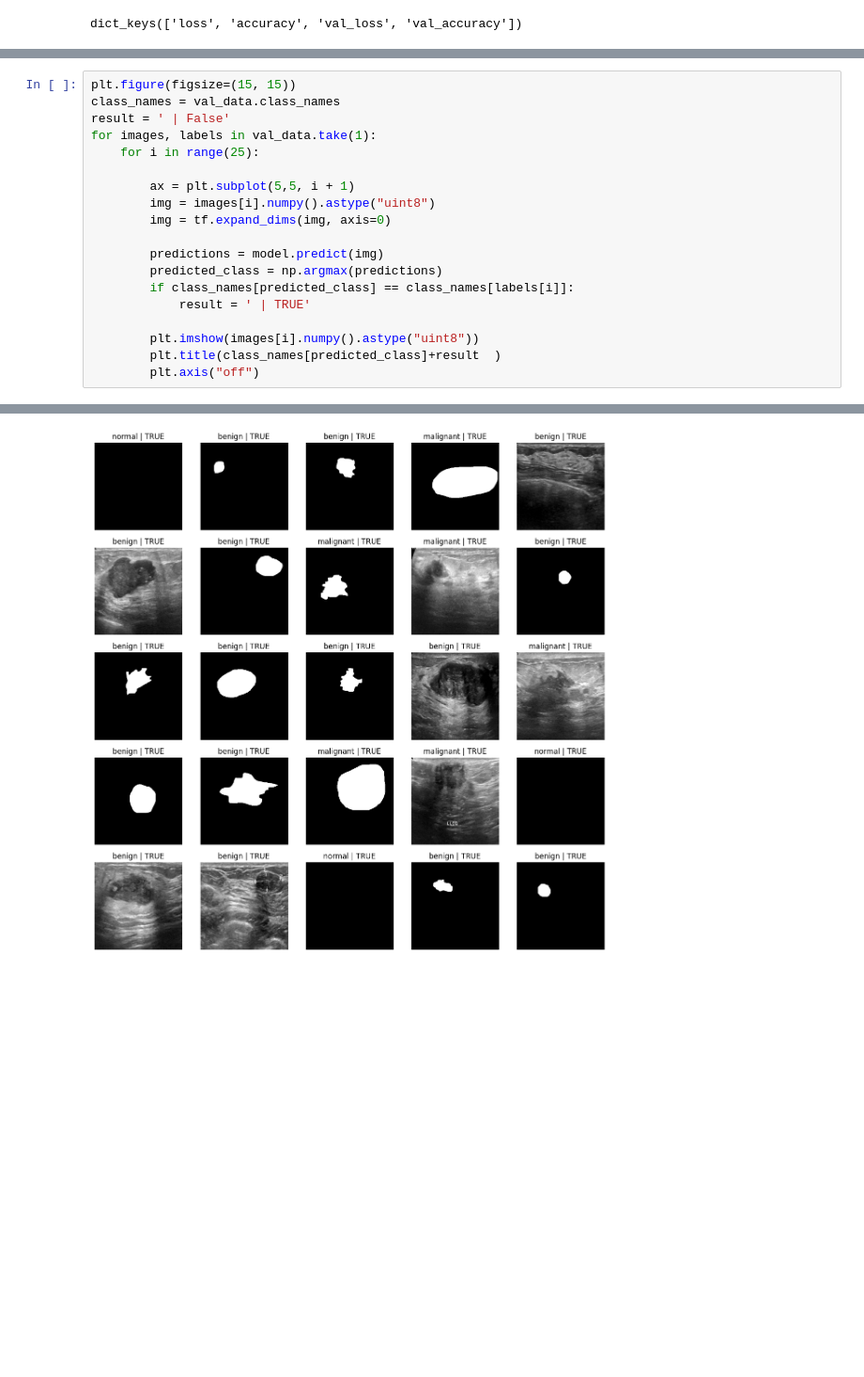
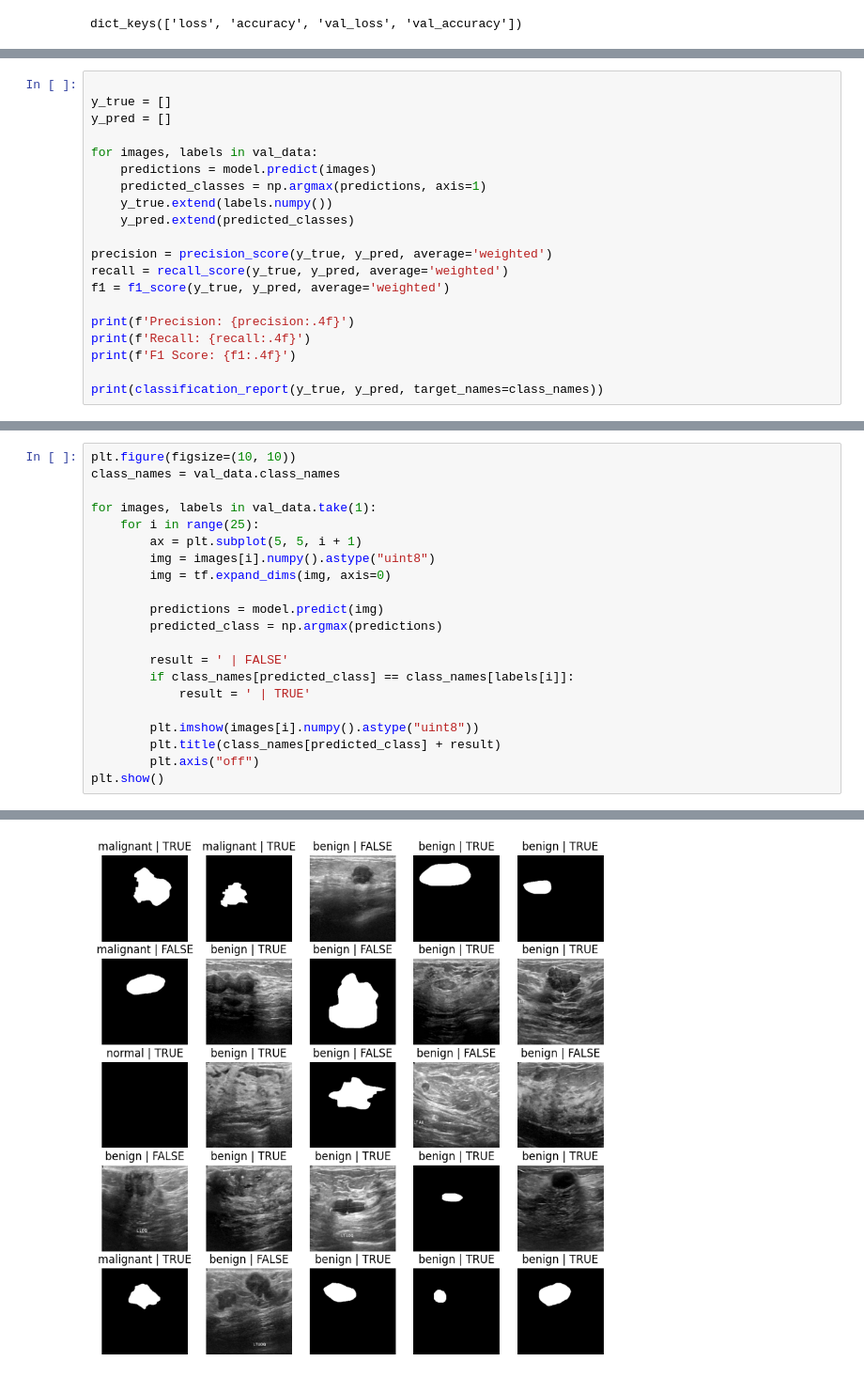
Before and after one commit to Yashmaini30/Breast-Cancer-Detection, a Jupyter notebook: Breast_Cancer_Detection.ipynb, the cells around one changed output, grey strips where cells are left out. Shown at 94% size. Drawn from its saved outputs; the diff is of its cells as text; blank space fills up the shorter version.

```diff
--- a/Breast_Cancer_Detection.ipynb
+++ b/Breast_Cancer_Detection.ipynb
@@ -174,0 +177,20 @@ model.evaluate(val_data)
+# %%
+
+y_true = []
+y_pred = []
+
+for images, labels in val_data:
+    predictions = model.predict(images)
+    predicted_classes = np.argmax(predictions, axis=1)
+    y_true.extend(labels.numpy())
+    y_pred.extend(predicted_classes)
+
+precision = precision_score(y_true, y_pred, average='weighted')
+recall = recall_score(y_true, y_pred, average='weighted')
+f1 = f1_score(y_true, y_pred, average='weighted')
+
+print(f'Precision: {precision:.4f}')
+print(f'Recall: {recall:.4f}')
+print(f'F1 Score: {f1:.4f}')
+
+print(classification_report(y_true, y_pred, target_names=class_names))
@@ -193,22 +233,24 @@ Trainable params: 6446627 (24.59 MB)
 Non-trainable params: 0 (0.00 Byte)
 _________________________________________________________________
 # %%
-plt.figure(figsize=(15, 15))
+plt.figure(figsize=(10, 10))
 class_names = val_data.class_names
-result = ' | False'
+
 for images, labels in val_data.take(1):
     for i in range(25):
-
-        ax = plt.subplot(5,5, i + 1)
+        ax = plt.subplot(5, 5, i + 1)
         img = images[i].numpy().astype("uint8")
         img = tf.expand_dims(img, axis=0)
 
         predictions = model.predict(img)
         predicted_class = np.argmax(predictions)
+
+        result = ' | FALSE'
         if class_names[predicted_class] == class_names[labels[i]]:
             result = ' | TRUE'
 
         plt.imshow(images[i].numpy().astype("uint8"))
-        plt.title(class_names[predicted_class]+result  )
+        plt.title(class_names[predicted_class] + result)
         plt.axis("off")
+plt.show()
 # %% [output]
@@ -232 +274 @@ for images, labels in val_data.take(1):
-[figure, old version]
+[figure, new version]
```
Also changed, not shown: parts of 8 cells of this notebook.
